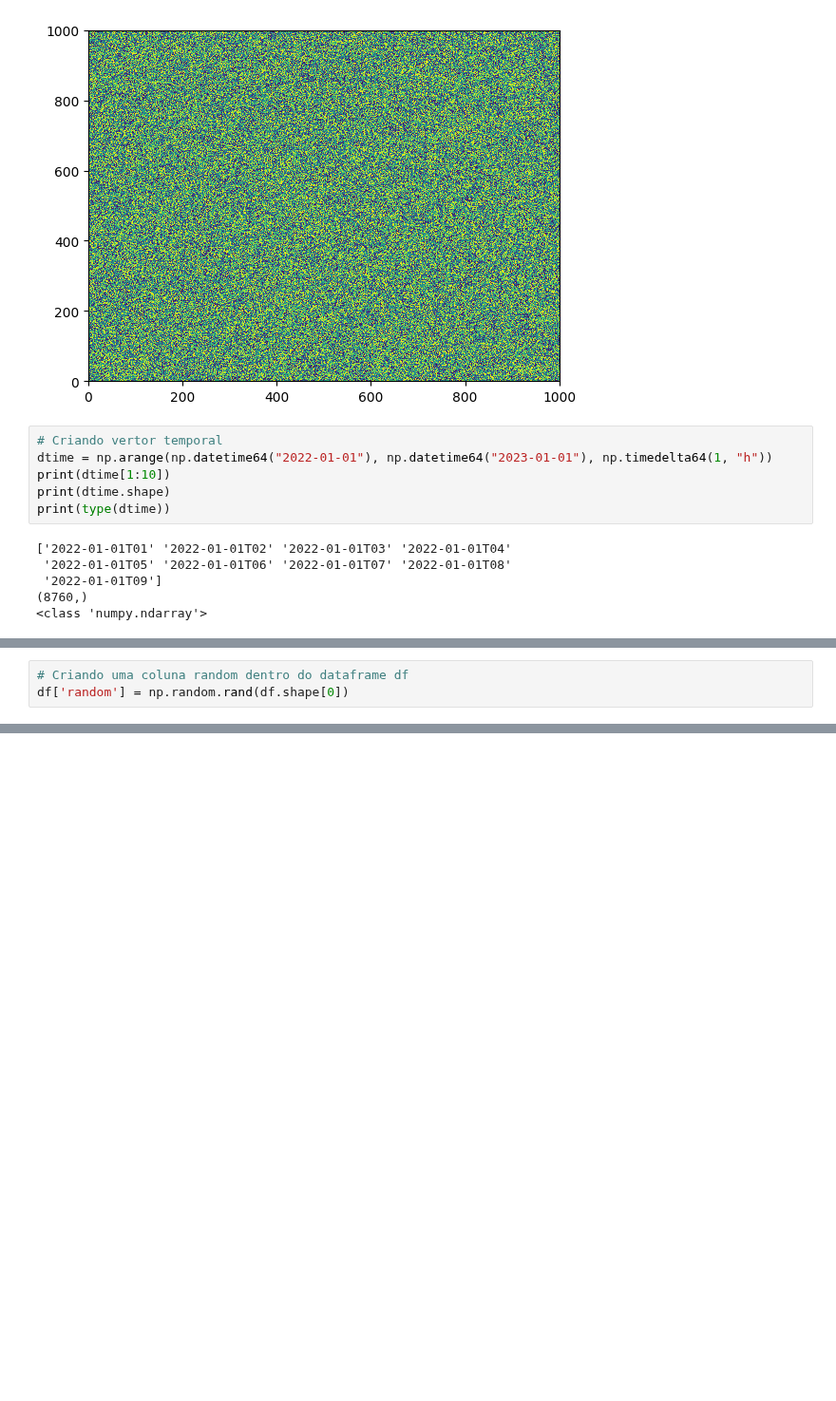
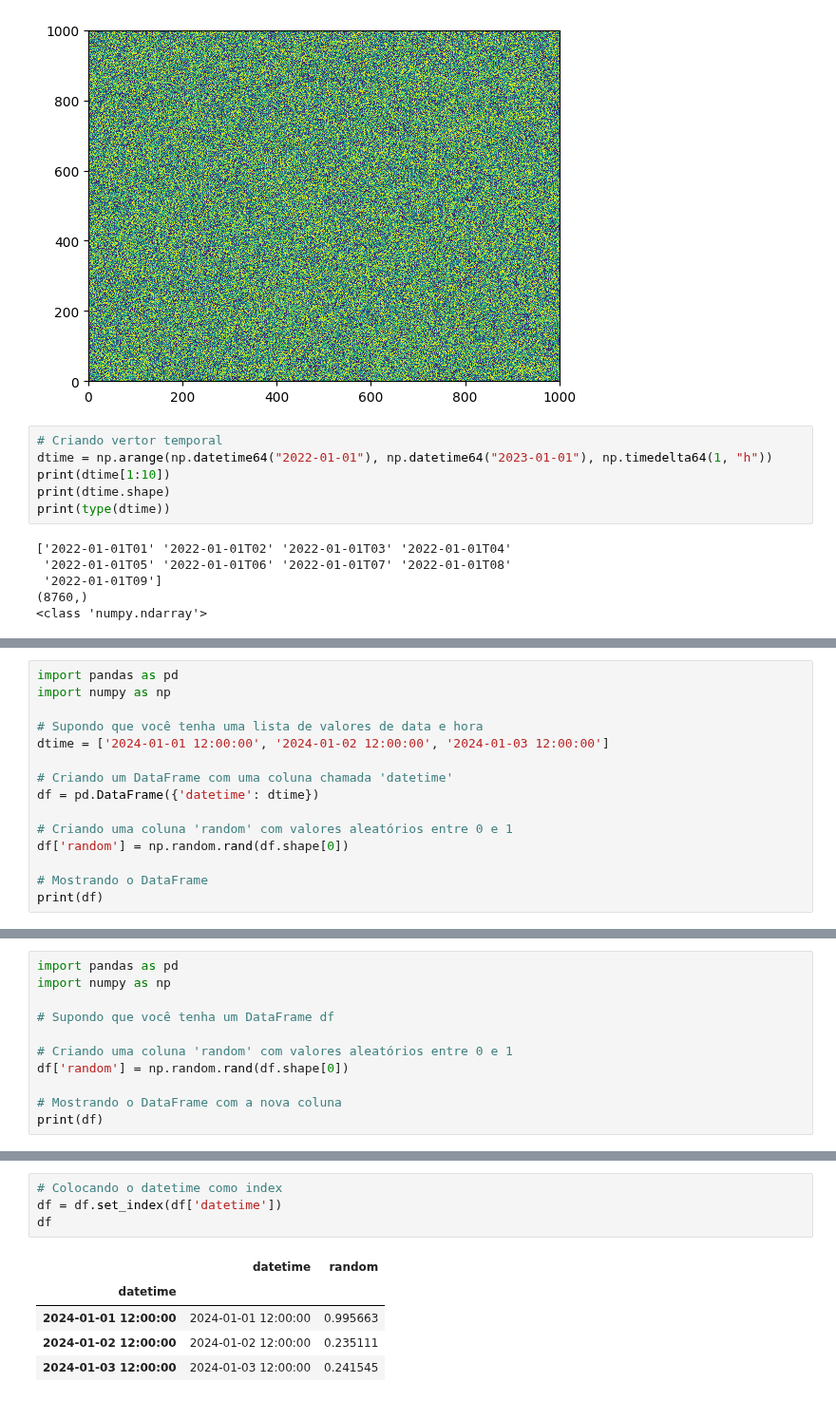
Before and after one commit to muriell-b/ENS5173_01, a Jupyter notebook: Atividade01_Etapa02.ipynb, the cells around one changed output, grey strips where cells are left out. Shown at 95% size. Cells and saved outputs as stored; diff of their text form; blank space fills up the shorter version.

```diff
--- a/Atividade01_Etapa02.ipynb
+++ b/Atividade01_Etapa02.ipynb
@@ -97,3 +124,15 @@ df['datetime'] = dtime
 # %%
-# Criando uma coluna random dentro do dataframe df
+import pandas as pd
+import numpy as np
+
+# Supondo que você tenha uma lista de valores de data e hora
+dtime = ['2024-01-01 12:00:00', '2024-01-02 12:00:00', '2024-01-03 12:00:00']
+
+# Criando um DataFrame com uma coluna chamada 'datetime'
+df = pd.DataFrame({'datetime': dtime})
+
+# Criando uma coluna 'random' com valores aleatórios entre 0 e 1
 df['random'] = np.random.rand(df.shape[0])
+
+# Mostrando o DataFrame
+print(df)
@@ -99,0 +144,11 @@ df['random'] = np.random.rand(df.shape[0])
+# %%
+import pandas as pd
+import numpy as np
+
+# Supondo que você tenha um DataFrame df
+
+# Criando uma coluna 'random' com valores aleatórios entre 0 e 1
+df['random'] = np.random.rand(df.shape[0])
+
+# Mostrando o DataFrame com a nova coluna
+print(df)
@@ -99,0 +174,10 @@ df['random'] = np.random.rand(df.shape[0])
+# %%
+# Colocando o datetime como index
+df = df.set_index(df['datetime'])
+df
+# %% [output]
+|  | datetime | random |
+| datetime |  |  |
+| 2024-01-01 12:00:00 | 2024-01-01 12:00:00 | 0.995663 |
+| 2024-01-02 12:00:00 | 2024-01-02 12:00:00 | 0.235111 |
+| 2024-01-03 12:00:00 | 2024-01-03 12:00:00 | 0.241545 |
```
Also changed, not shown: parts of 6 cells of this notebook.
